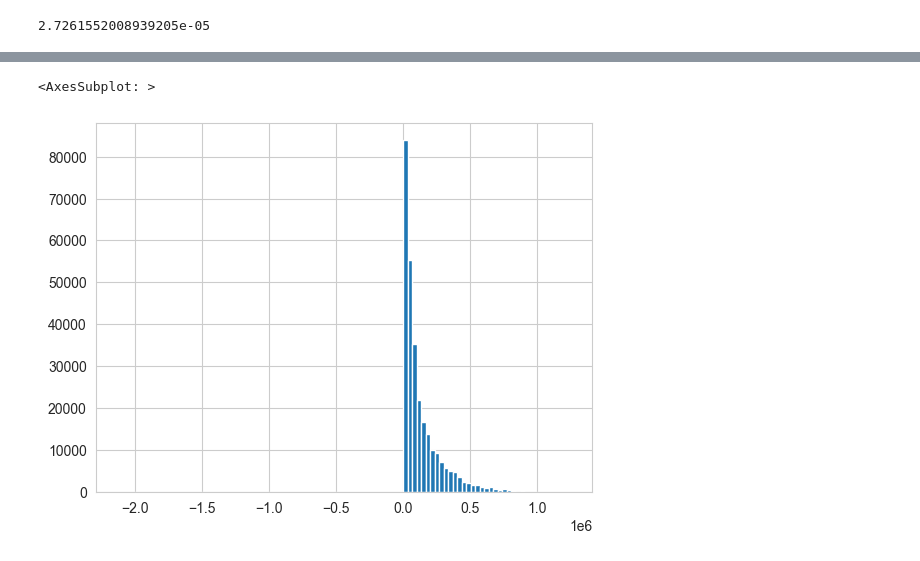
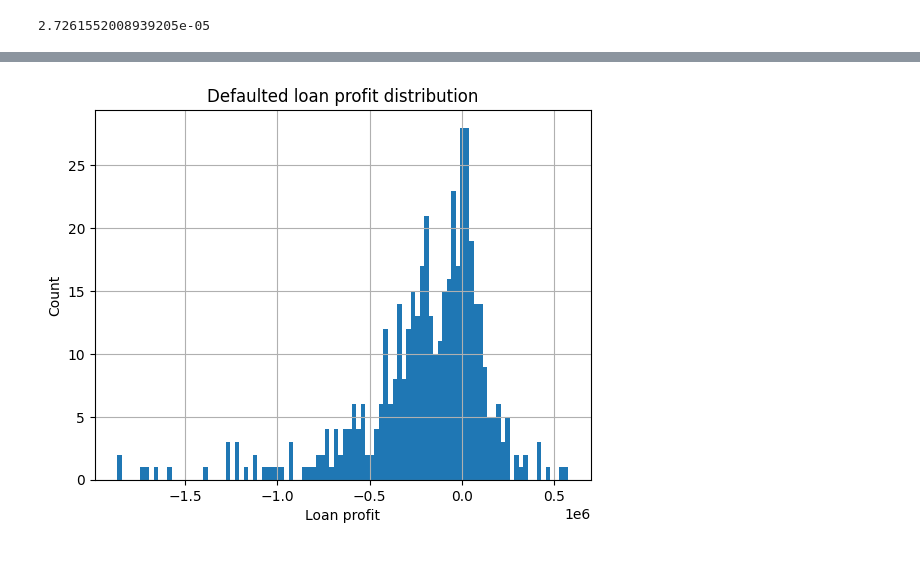
Before and after one commit to kaiwenShen/credit_default_prediction_kaggle, a Jupyter notebook: Onboarding_profit_analysis.ipynb, the cells around one changed output, grey strips where cells are left out. Saved outputs shown, nothing was run; the diff lists cells and outputs as text; code cells hidden in the pictures.

```diff
--- a/Onboarding_profit_analysis.ipynb
+++ b/Onboarding_profit_analysis.ipynb
@@ -73,7 +74,7 @@ cash_installment[cash_installment['AMT_PAYMENT'] == 0]
 ## 3. Cash loan
 # %%
 cash_installment['DAYS_DIFF'] = cash_installment.apply(
-    lambda x: x['DAYS_DIFF'] if x['AMOUNT_NOT_PAID'] < 1 else min(abs(x['DAYS_INSTALMENT']), abs(previous_application[previous_application['SK_ID_PREV'] == x['SK_ID_PREV']]['DAYS_LAST_DUE_1ST_VERSION'].values[0])), axis=1)  # if not payed in full, we count as delayed payment until now.
+    lambda x: x['DAYS_DIFF'] if x['AMOUNT_NOT_PAID'] < 1 else min(abs(x['DAYS_INSTALMENT']), abs(previous_application[previous_application['SK_ID_PREV'] == x['SK_ID_PREV']]['DAYS_TERMINATION'].values[0])), axis=1)  # if not payed in full, we count as delayed payment until now.
 
 
 def cal_amount_delayed_payment(x):
@@ -87,6 +88,8 @@ cash_installment['AMOUNT_DELAYED_PAYMENT'] = cash_installment.apply(cal_amount_d
 # %%
 # assume 1% annual interest rate since the data is many years ago
 annual_interest_rate = 0.01
+# convert to monthly interest rate
+monthly_interest_rate = (1 + annual_interest_rate) ** (1 / 12) - 1
 # convert to daily interest rate
 daily_interest_rate = (1 + annual_interest_rate) ** (1 / 365) - 1
 daily_interest_rate
@@ -153,7 +155,7 @@ aggregated_cash_installment
 | 2843499 | -0.000000 | 0 | 0 |
 288405 rows × 3 columns
 # %%
-def cal_future_loss_default(x):
+def cal_cash_future_loss_default(x):
     if not x['DEFAULT_FLAG']:
         return 0
     # get the slice in cash_installment
@@ -173,11 +175,11 @@ def cal_future_loss_default(x):
         # no more future installment
         return 0
     else:
-        numerator = 1 - (1 + annual_interest_rate) ** (-contract_full_installment + last_installment)
-        return -(contract_annuity * numerator / annual_interest_rate)
+        numerator = 1 - (1 + monthly_interest_rate) ** (-contract_full_installment + last_installment)
+        return -(contract_annuity * numerator / monthly_interest_rate)/(1+monthly_interest_rate)**last_installment
 
 
-def cal_future_loss_delayed(x):
+def cal_cash_future_loss_delayed(x):
     if not x['DELAYED_FLAG']:
         return 0
     # get the slice in cash_installment
@@ -196,12 +198,12 @@ def cal_future_loss_delayed(x):
                            -len(slice) // 2:].mean()  # only consider the last half of the installment avg delay
         future_loss_every_installment = contract_annuity * (
                     1 + daily_interest_rate) ** avg_delayed_days - contract_annuity
-        numerator = 1 - (1 + annual_interest_rate) ** (-contract_full_installment + last_installment)
-        return -(future_loss_every_installment * numerator / annual_interest_rate)
+        numerator = 1 - (1 + monthly_interest_rate) ** (-contract_full_installment + last_installment)
+        return -(future_loss_every_installment * numerator / monthly_interest_rate)/(1+monthly_interest_rate)**last_installment
 
 
-aggregated_cash_installment['FUTURE_LOSS_DEFAULT'] = aggregated_cash_installment.apply(cal_future_loss_default, axis=1)
-aggregated_cash_installment['FUTURE_LOSS_DELAYED'] = aggregated_cash_installment.apply(cal_future_loss_delayed, axis=1)
+aggregated_cash_installment['FUTURE_LOSS_DEFAULT'] = aggregated_cash_installment.apply(cal_cash_future_loss_default, axis=1)
+aggregated_cash_installment['FUTURE_LOSS_DELAYED'] = aggregated_cash_installment.apply(cal_cash_future_loss_delayed, axis=1)
 # %%
 aggregated_cash_installment
 # %% [output]
@@ -239,11 +224,14 @@ aggregated_cash_installment
 # %%
 def cal_loan_pv(x):
-    numerator = 1 - (1 + annual_interest_rate) ** (-x['CNT_PAYMENT'])
-    return x['AMT_ANNUITY'] * numerator / annual_interest_rate-x['AMT_CREDIT']
+    numerator = 1 - (1 + monthly_interest_rate) ** (-x['CNT_PAYMENT'])
+    return x['AMT_ANNUITY'] * numerator / monthly_interest_rate-x['AMT_CREDIT']
 aggregated_cash_installment['LOAN_PV'] = previous_application[previous_application['SK_ID_PREV'].isin(aggregated_cash_installment.index)].set_index('SK_ID_PREV').apply(cal_loan_pv, axis=1)
 aggregated_cash_installment['LOAN_PROFIT']=aggregated_cash_installment['PAST_LOSS_NPV']+aggregated_cash_installment['FUTURE_LOSS_DEFAULT']+aggregated_cash_installment['FUTURE_LOSS_DELAYED']+aggregated_cash_installment['LOAN_PV']
 # %%
-aggregated_cash_installment['LOAN_PROFIT'].hist(bins=100)
+aggregated_cash_installment[aggregated_cash_installment['DEFAULT_FLAG']==1]['LOAN_PROFIT'].hist(bins=100)
+plt.title('Defaulted loan profit distribution')
+plt.xlabel('Loan profit')
+plt.ylabel('Count')
+plt.show()
 # %% [output]
-<AxesSubplot: >
-[figure, old version]
+[figure, new version]
```
Also changed, not shown: parts of 18 cells of this notebook, 1 other file.
